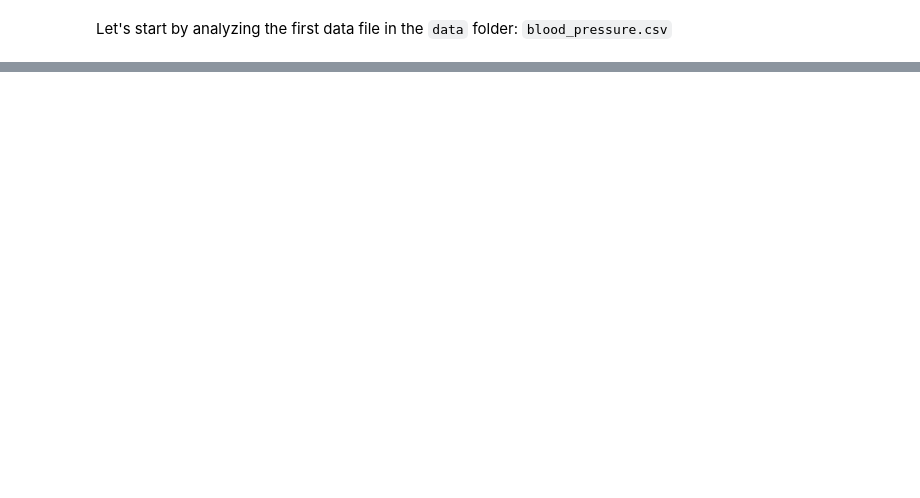
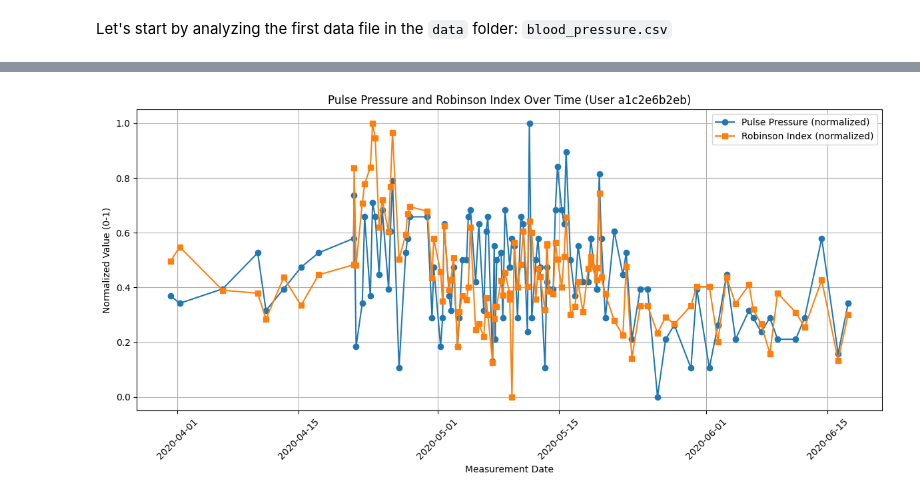
Before and after one commit to AIPI510/aipi510-fall25, a Jupyter notebook: data-exploration/ecooley.ipynb, the cells around one changed output, grey strips where cells are left out. Drawn from its saved outputs; the diff is of its cells as text; code cells hidden in the pictures; blank space fills up the shorter version.

```diff
--- a/data-exploration/ecooley.ipynb
+++ b/data-exploration/ecooley.ipynb
@@ -19,0 +145,2 @@ with TemporaryFile() as f:
+# %%
+user_df = user_df.dropna(subset=["functional_changes_index", "circulatory_efficiency", "kerdo_vegetation_index", "robinson_index"])
@@ -19,0 +227,2 @@ with TemporaryFile() as f:
+# %%
+user_df['pulse_pressure'] = user_df['systolic'] - user_df['diastolic']
@@ -19,0 +234,21 @@ with TemporaryFile() as f:
+# %%
+# Normalize pulse pressure since robinson index is already normalized
+min_val = user_df["pulse_pressure"].min()
+max_val = user_df["pulse_pressure"].max()
+user_df["pulse_pressure"] = (user_df["pulse_pressure"] - min_val) / (max_val - min_val)
+
+# Plotting
+plt.figure(figsize=(12, 6))
+plt.plot(user_df['measurement_datetime'], user_df['pulse_pressure'], label='Pulse Pressure (normalized)', marker='o')
+plt.plot(user_df['measurement_datetime'], user_df['robinson_index'], label='Robinson Index (normalized)', marker='s')
+
+plt.title('Pulse Pressure and Robinson Index Over Time (User a1c2e6b2eb)')
+plt.xlabel('Measurement Date')
+plt.ylabel('Normalized Value (0-1)')
+plt.legend()
+plt.grid(True)
+plt.xticks(rotation=45)
+plt.tight_layout()
+plt.show()
+# %% [output]
+[figure, added]
```
Also changed, not shown: parts of 39 cells of this notebook.
